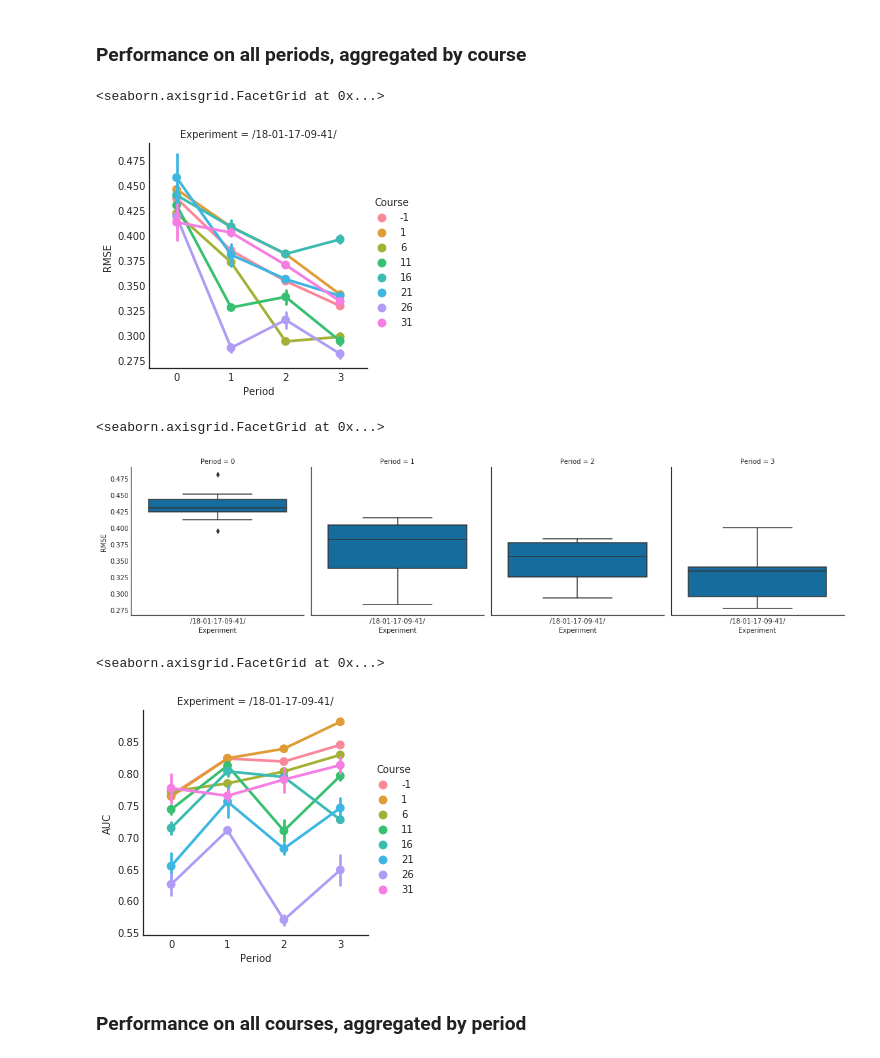
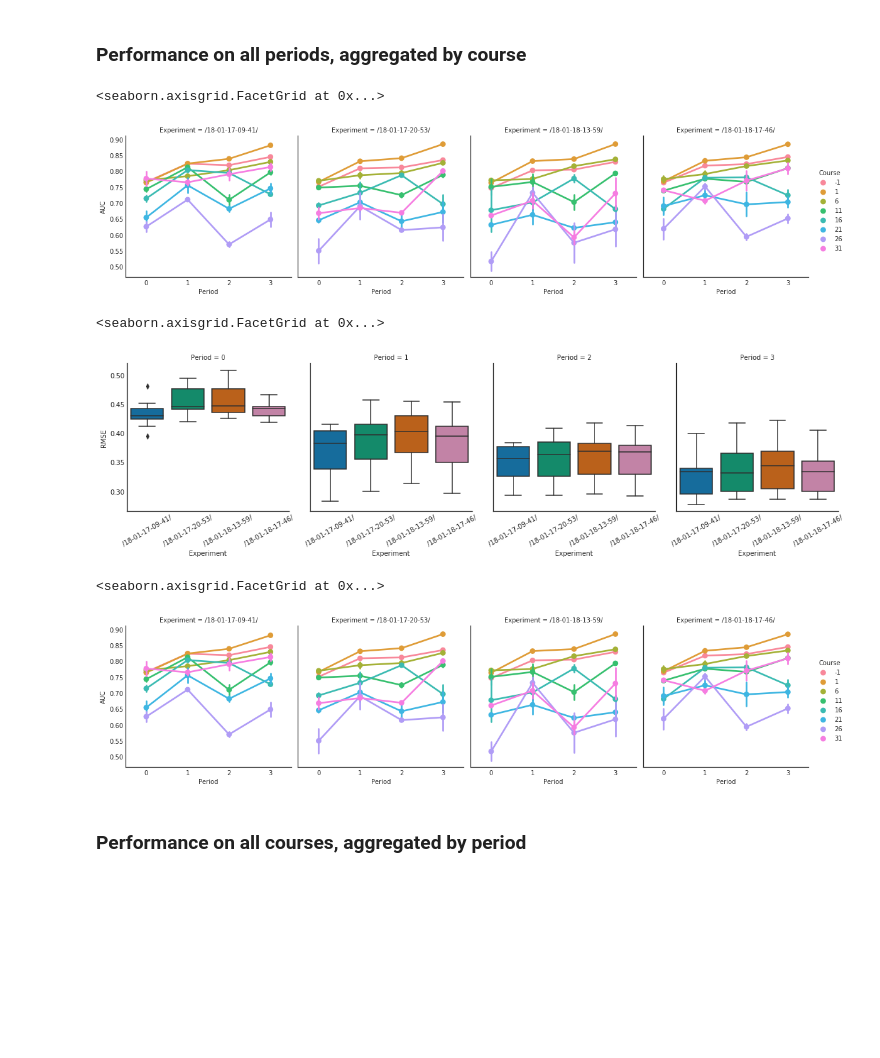
Before and after one commit to mit0110/dropout_prediction, a Jupyter notebook: notebooks/Early Detection results.ipynb, the cells around one changed output. Saved outputs shown, nothing was run; the diff lists cells and outputs as text; code cells hidden in the pictures; blank space fills up the shorter version.

Commit message:
Adding latest results

```diff
--- a/notebooks/Early Detection results.ipynb
+++ b/notebooks/Early Detection results.ipynb
@@ -55,15 +55,18 @@ def read_metrics(dirnames):
         all_predictions = []
         for filename in get_runs(dirname):
             predictions_df = read_predictions(os.path.join(dirname, filename))
-            all_predictions.append(predictions_df)
-            file_metrics = read_file_metrics(predictions_df)
-            file_metrics['Experiment'] = dirname[-16:]
-            course = re.search('.*_c(\d+).*', filename)
-            if course is not None:
-                file_metrics['Course'] = int(re.search('.*_c(\d+).*', filename).group(1))
-            else:
-                file_metrics['Course'] = 1
-            metrics_dfs.append(file_metrics)
+            try:
+                file_metrics = read_file_metrics(predictions_df)
+                file_metrics['Experiment'] = dirname[-16:]
+                course = re.search('.*_c(\d+).*', filename)
+                if course is not None:
+                    file_metrics['Course'] = int(re.search('.*_c(\d+).*', filename).group(1))
+                else:
+                    file_metrics['Course'] = 1
+                metrics_dfs.append(file_metrics)
+                all_predictions.append(predictions_df)
+            except ValueError:
+                continue
         general_metrics = read_file_metrics(pandas.concat(all_predictions))
         general_metrics['Experiment'] = dirname[-16:]
         general_metrics['Course'] = -1
@@ -116,3 +136,12 @@ LSTM_EXPERIMENTS_DIRS = [
+# %%
+LSTM_EXPERIMENTS_DIRS = [
+    '/home/mteruel/edm/results/kdd_early_dropout/lstm/predictions/18-01-17-09-41/',
+    '/home/mteruel/edm/results/kdd_early_dropout/lstm/predictions/18-01-17-20-53/',
+    '/home/mteruel/edm/results/kdd_early_dropout/lstm/predictions/18-01-18-13-59/',
+    '/home/mteruel/edm/results/kdd_early_dropout/lstm/predictions/18-01-18-17-46/',
+    '/home/mteruel/edm/results/kdd_early_dropout/lstm/predictions/18-01-24-09-25/', # Full eval
+    '/home/mteruel/edm/results/kdd_early_dropout/lstm/predictions/18-01-26-21-17/', # Full eval
+]
 # %%
 lstm_metrics = read_metrics(LSTM_EXPERIMENTS_DIRS)
 # %%
@@ -174,21 +229,22 @@ graphic_learning_curves(lstm_performances)
 # %% [markdown]
 ### Performance on all periods, aggregated by course
 # %%
-seaborn.factorplot(x='Period', y='RMSE', hue='Course', col="Experiment", data=lstm_metrics)
+seaborn.factorplot(x='Period', y='AUC', hue='Course', col="Experiment", data=lstm_metrics)
 # %% [output]
 <seaborn.axisgrid.FacetGrid at 0x...>
-[figure, old version]
+[figure, new version]
 # %%
-seaborn.factorplot(x='Experiment', y='RMSE', col="Period",
-                   data=lstm_metrics[lstm_metrics.Course > 0], kind='box')
+g = seaborn.factorplot(x='Experiment', y='RMSE', col="Period",
+                       data=lstm_metrics[lstm_metrics.Course > 0], kind='box')
+g.set_xticklabels(rotation=30)
 # %% [output]
 <seaborn.axisgrid.FacetGrid at 0x...>
-[figure, old version]
+[figure, new version]
 # %%
 seaborn.factorplot(x='Period', y='AUC', hue='Course', col="Experiment", data=lstm_metrics)
 # %% [output]
 <seaborn.axisgrid.FacetGrid at 0x...>
-[figure, old version]
+[figure, new version]
 # %% [markdown]
 ### Performance on all courses, aggregated by period
 # %%
```
Also changed, not shown: parts of 47 cells of this notebook, 4 other files.
